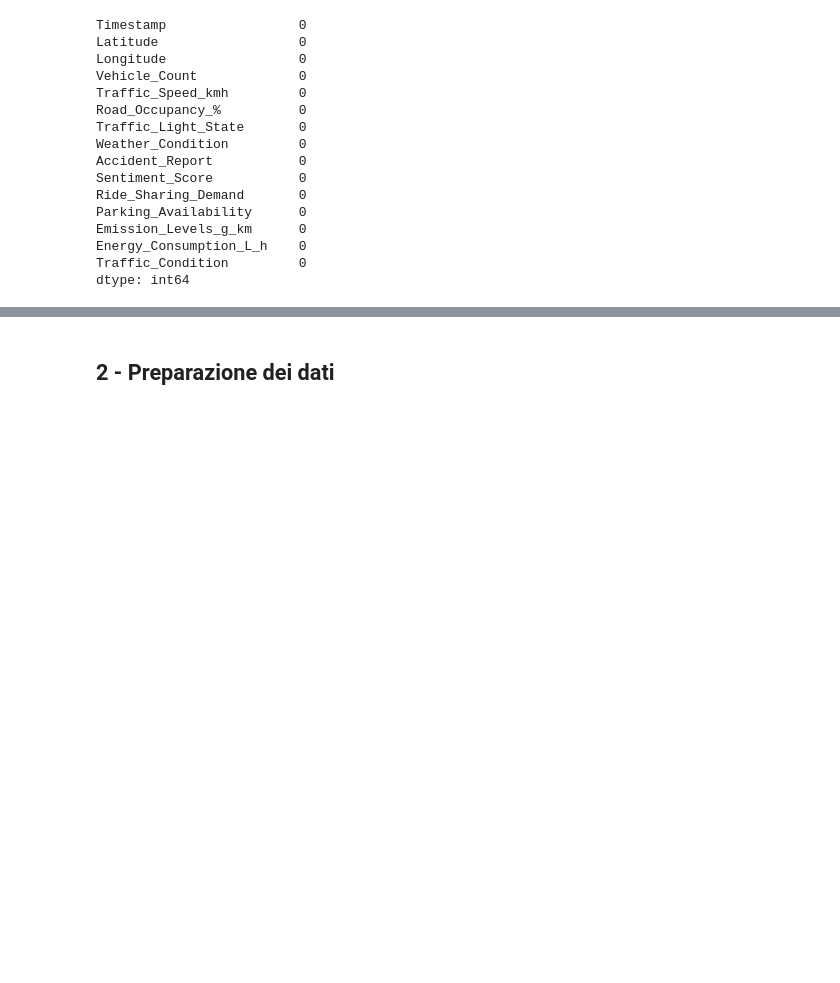
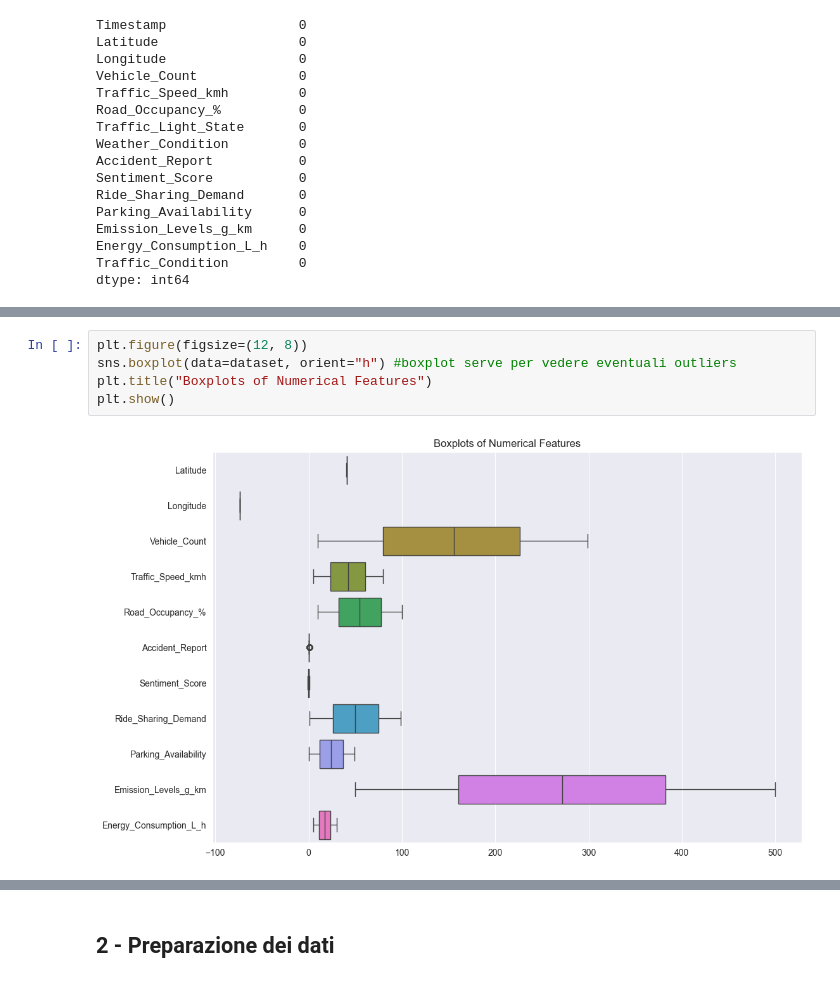
Before and after one commit to cienz0pio/DataAnalyticsProject, a Jupyter notebook: SmartMobilityDA.ipynb, the cells around one changed output, grey strips where cells are left out. Cells and saved outputs as stored; diff of their text form; blank space fills up the shorter version.

```diff
--- a/SmartMobilityDA.ipynb
+++ b/SmartMobilityDA.ipynb
@@ -98,2 +98,9 @@ plt.show()
+# %%
+plt.figure(figsize=(12, 8))
+sns.boxplot(data=dataset, orient="h") #boxplot serve per vedere eventuali outliers
+plt.title("Boxplots of Numerical Features")
+plt.show()
+# %% [output]
+[figure, added]
 # %%
 # Istogrammi per le features categoriche
```
Also changed, not shown: parts of 10 cells of this notebook.
